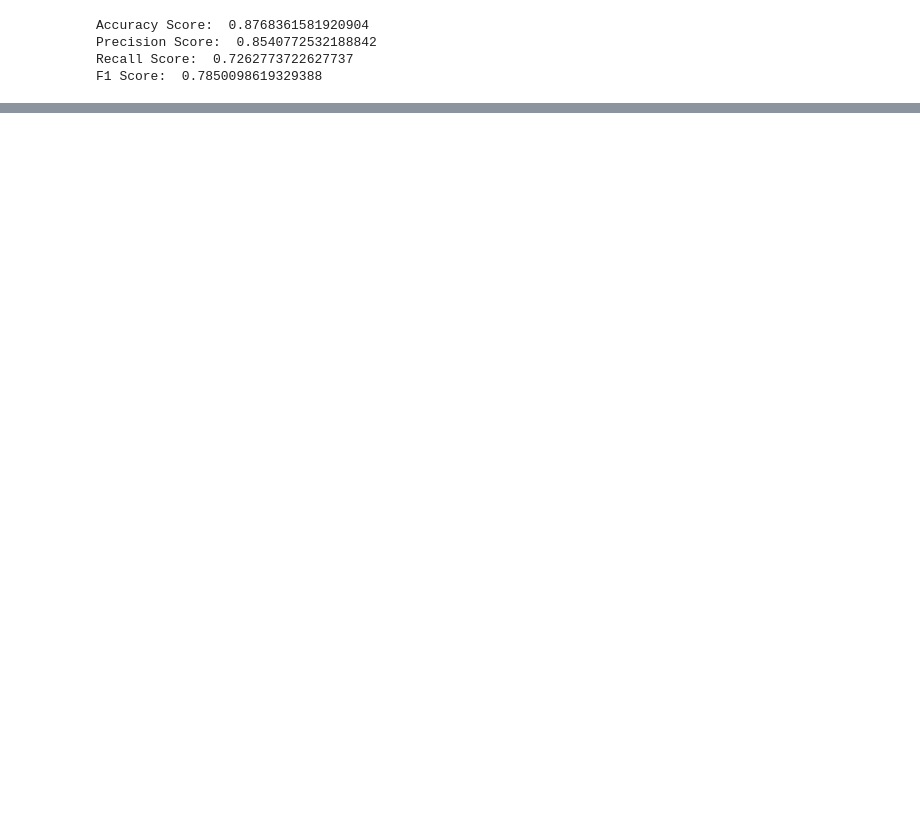
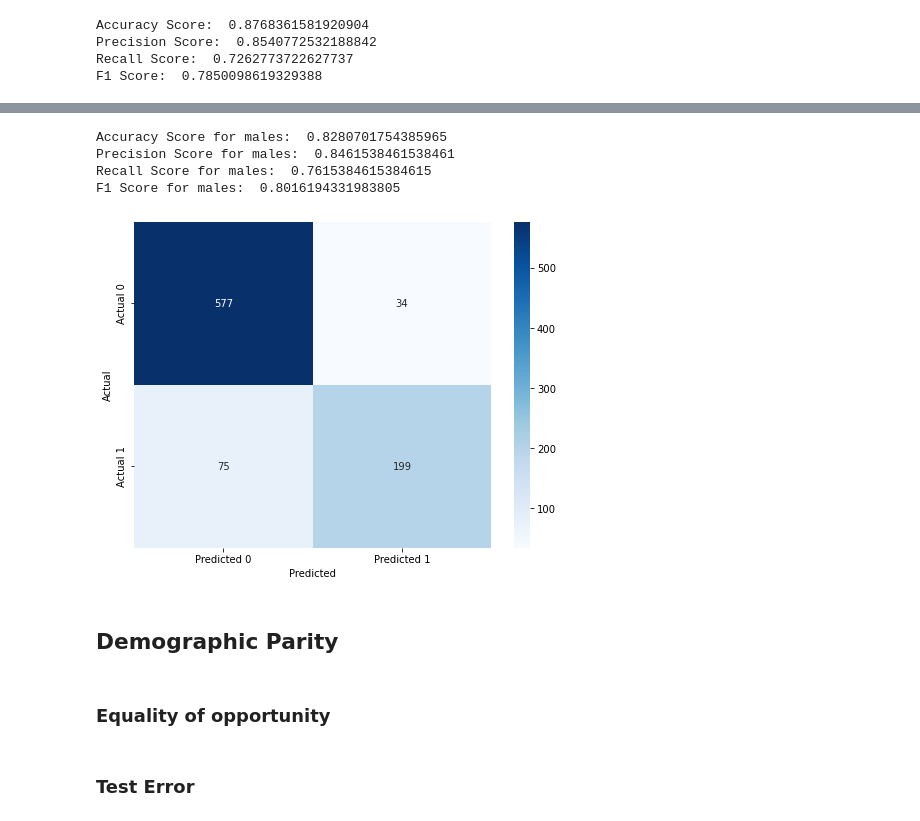
Before and after one commit to KANUBALAD/ML-Fairness-in-School-DropOut-, a Jupyter notebook: Notebooks/ML_Logistic_regression.ipynb, the cells around one changed output, grey strips where cells are left out. Drawn from its saved outputs; the diff is of its cells as text; code cells hidden in the pictures; blank space fills up the shorter version.

```diff
--- a/Notebooks/ML_Logistic_regression.ipynb
+++ b/Notebooks/ML_Logistic_regression.ipynb
@@ -157,0 +177,16 @@ plt.show()
+# %%
+print("Accuracy Score for males: ",accuracy_score(male_df.ytest, male_df.predictions))
+print("Precision Score for males: ", precision_score(male_df.ytest, male_df.predictions))
+print("Recall Score for males: ", recall_score(male_df.ytest, male_df.predictions))
+print("F1 Score for males: ", f1_score(male_df.ytest, male_df.predictions))
+# %% [output]
+Accuracy Score for males:  0.8280701754385965
+Precision Score for males:  0.8461538461538461
+Recall Score for males:  0.7615384615384615
+F1 Score for males:  0.8016194331983805
+# %%
+plot_confusions(male_df.ytest, male_df.predictions)
+# %% [output]
+[figure, added]
+# %% [markdown]
+## Demographic Parity
@@ -157,0 +201,2 @@ plt.show()
+# %% [markdown]
+### Equality of opportunity
@@ -157,0 +209,2 @@ plt.show()
+# %% [markdown]
+### Test Error
```
Also changed, not shown: parts of 19 cells of this notebook, 1 other file.
